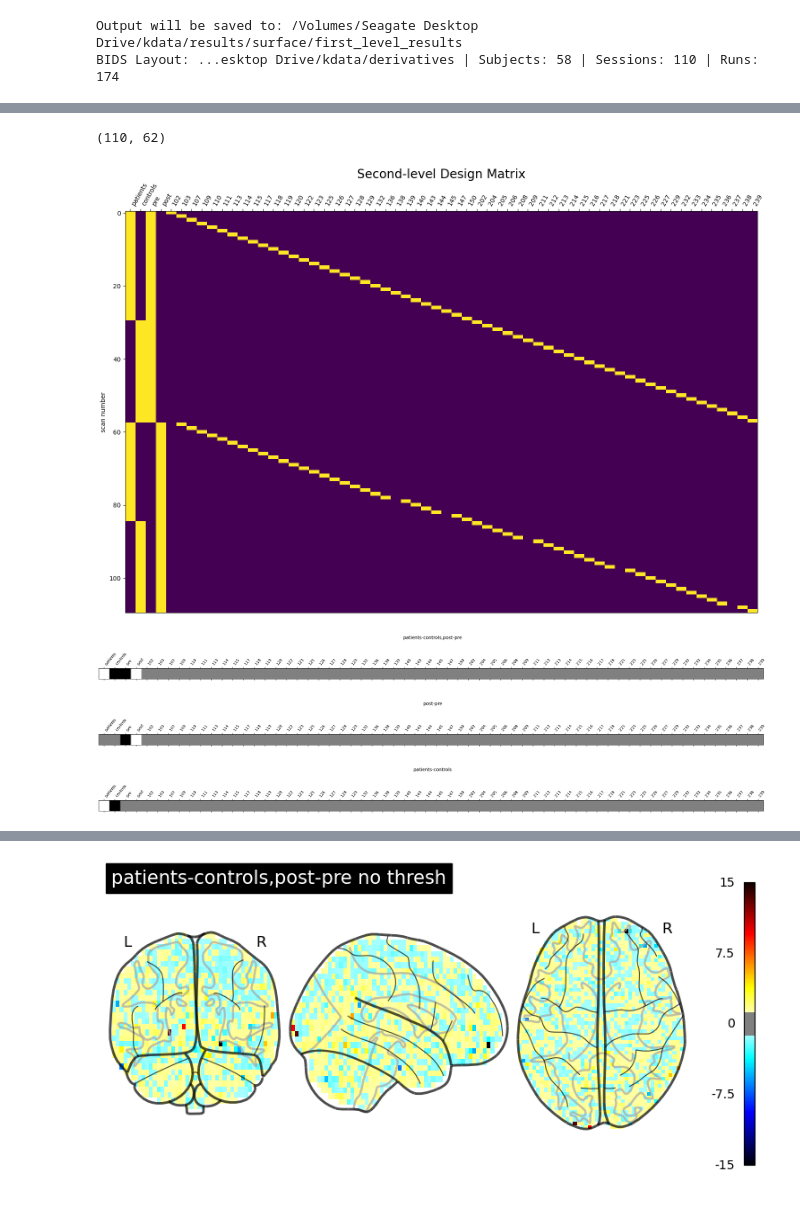
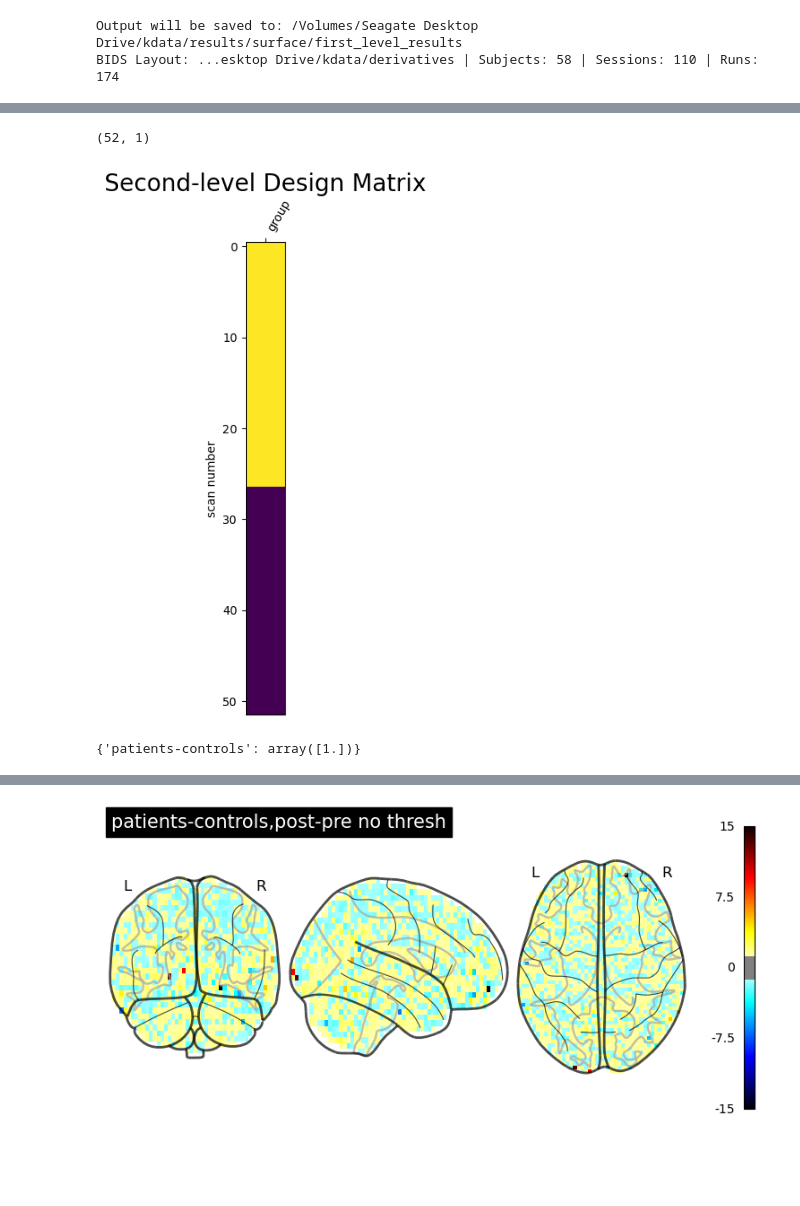
Before and after one commit to gillgrennan/self-other_ms, a Jupyter notebook: self-other_thirdlevel_dmn.ipynb, the cells around one changed output, grey strips where cells are left out. Saved outputs shown, nothing was run; the diff lists cells and outputs as text; code cells hidden in the pictures; blank space fills up the shorter version.

```diff
--- a/self-other_thirdlevel_dmn.ipynb
+++ b/self-other_thirdlevel_dmn.ipynb
@@ -84,6 +86,17 @@ import nibabel as nib
 from nibabel import Nifti1Image
 from nilearn.image import resample_to_img
 
+sess = '01'
+sub = '102'
+fmri_imgs = layout.get(subject=sub,
+            datatype='func', task='selfother',session = sess,
+            desc='preproc',
+            space='MNI152NLin2009cAsym',
+            extension='nii.gz',
+           return_type='file')
+
+space_defining_image = masking.compute_brain_mask(fmri_imgs[0])
+
 icbm_mask = fetch_icbm152_brain_gm_mask()
 space_defining_image = masking.compute_brain_mask(fmri_imgs[0])
 
@@ -330,0 +459,18 @@ second_level_design_matrix = np.hstack((patients,controls,pre,post,sub_matrix))
+# %%
+#second level design matrix for postmpre_inputs (ses02 - ses01)
+
+# patient-controls group variable
+subjects = []
+group1 = []
+for sub in subjects2:
+    if int(sub) < 200:
+        group_as = 1
+    else:
+        group_as = -1
+    group1.append(group_as)
+subjects = np.expand_dims(group1, axis = -1)
+
+
+second_level_design_matrix = np.hstack((subjects))
+
+# deleted out subs who didn't have second session (n = 5)
@@ -331,24 +497,36 @@ second_level_design_matrix = np.hstack((patients,controls,pre,post,sub_matrix))
 # %%
+# second_level_design_matrix
+# second_level_design_matrix = pd.DataFrame(second_level_design_matrix, columns=['patients'] + ['controls'] + ['pre'] + ['post'] +subjects)
+# #second_level_design_matrix.to_excel("/Users/angelafang/Desktop/test.xlsx")
+# second_level_design_matrix.shape
+
+
+# second_level_design_matrix
+# second_level_design_matrix = pd.DataFrame(second_level_design_matrix, columns=['subjects'] + ['sess'] + subjects)
+# #second_level_design_matrix.to_excel("/Users/angelafang/Desktop/test.xlsx")
+# second_level_design_matrix.shape
+
 second_level_design_matrix
-second_level_design_matrix = pd.DataFrame(second_level_design_matrix, columns=['patients'] + ['controls'] +['pre'] +['post'] + subjects)
+second_level_design_matrix = pd.DataFrame(second_level_design_matrix, columns=['group'])
 #second_level_design_matrix.to_excel("/Users/angelafang/Desktop/test.xlsx")
 second_level_design_matrix.shape
 # %% [output]
-(110, 62)
+(52, 1)
 # %%
 from nilearn.glm.second_level import SecondLevelModel
-second_level_input = file_lists["self-other"]
+second_level_input = postmpre_inputs
 second_level_input
+second_level_design_matrix
 second_level_model = SecondLevelModel()
 plotting.plot_design_matrix(second_level_design_matrix, rescale=False)
 plt.title("Second-level Design Matrix", fontsize=20)
 plotting.show()
 
 from nilearn.glm.second_level import SecondLevelModel
 
 second_level_model = SecondLevelModel(n_jobs=2).fit(second_level_input, design_matrix=second_level_design_matrix)
 # %% [output]
-[figure, old version]
+[figure, new version]
 # %%
 #Making contrasts!
 contrast_matrix = np.eye(second_level_design_matrix.shape[1])
@@ -358,21 +536,20 @@ basic_contrasts = {
     }
 
 contrasts = {
-    "patients-controls,post-pre": (basic_contrasts["patients"]-basic_contrasts["controls"]+basic_contrasts["post"]-basic_contrasts["pre"]),
-    "post-pre": (basic_contrasts["post"]-basic_contrasts["pre"]),
-    "patients-controls": (basic_contrasts["patients"]-basic_contrasts["controls"]),
+    # "intercept": (basic_contrasts['intercept'])
+    #"patients-controls,post-pre": (basic_contrasts["patients"]-basic_contrasts["controls"]+basic_contrasts["post"]-basic_contrasts["pre"]),
+    # "post-pre": (basic_contrasts["post"]-basic_contrasts["pre"]),
+     "patients-controls": (basic_contrasts["group"]),
     }
 contrasts
 
-from nilearn.plotting import plot_contrast_matrix
-for key, values in contrasts.items():
-    plot_contrast_matrix(values, design_matrix=second_level_design_matrix)
-    plt.suptitle(key)
-plt.show()
+# from nilearn.plotting import plot_contrast_matrix
+# for key, values in contrasts.items():
+#     plot_contrast_matrix(values, design_matrix=second_level_design_matrix)
+#     plt.suptitle(key)
+# plt.show()
 # %% [output]
-[figure, removed]
-[figure, removed]
-[figure, removed]
+{'patients-controls': array([1.])}
 # %%
  # Iterate on contrasts
 for contrast_id, contrast_val in contrasts.items():
```
Also changed, not shown: parts of 24 cells of this notebook.
